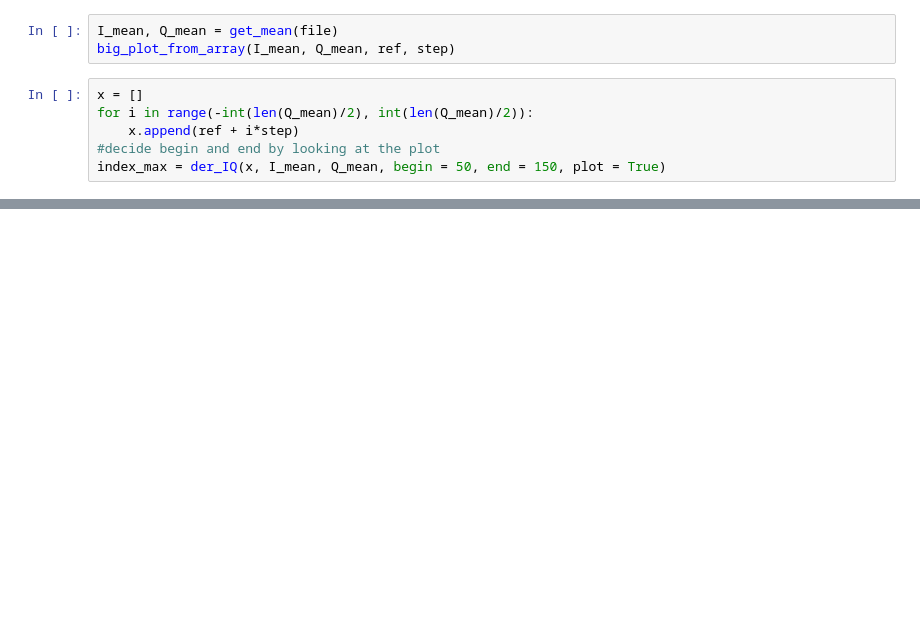
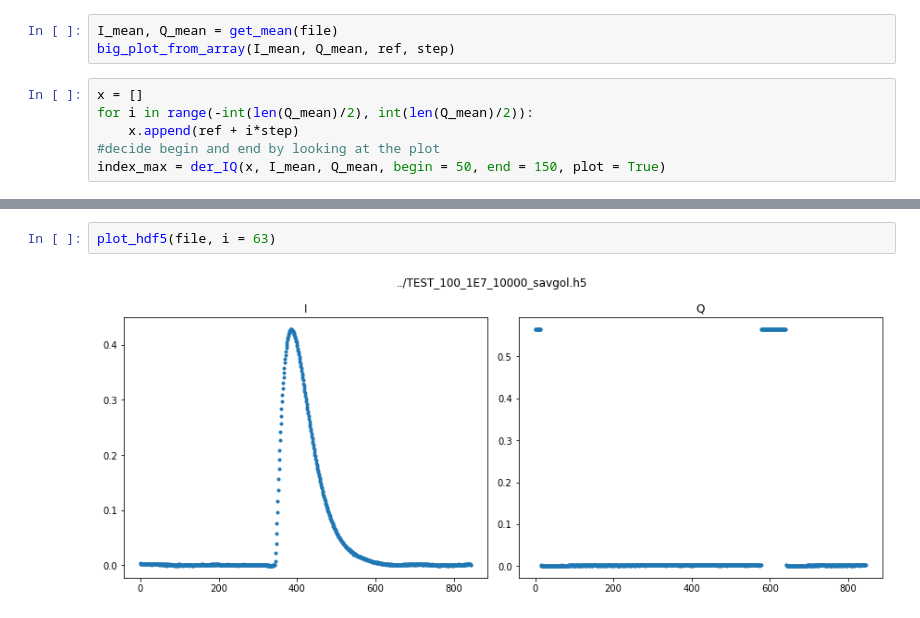
Before and after one commit to biqute/QTLab2122, a Jupyter notebook: SingleIRsource/programs/analysis.ipynb, the cells around one changed output, grey strips where cells are left out. Saved outputs shown, nothing was run; the diff lists cells and outputs as text; blank space fills up the shorter version.

```diff
--- a/SingleIRsource/programs/analysis.ipynb
+++ b/SingleIRsource/programs/analysis.ipynb
@@ -56,0 +66,4 @@ index_max = der_IQ(x, I_mean, Q_mean, begin = 50, end = 150, plot = True)
+# %%
+plot_hdf5(file, i = 63)
+# %% [output]
+[figure, added]
```
Also changed, not shown: parts of 7 cells of this notebook, 17 other files.
